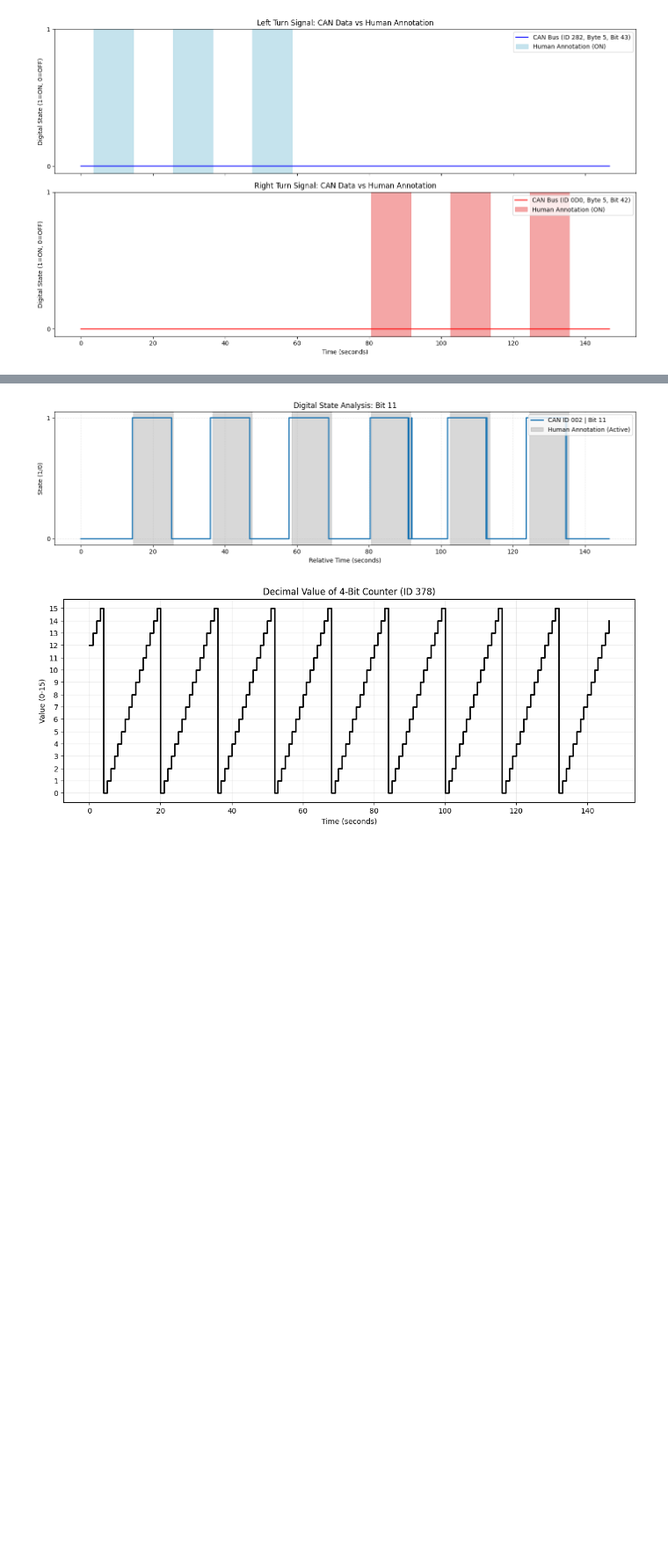
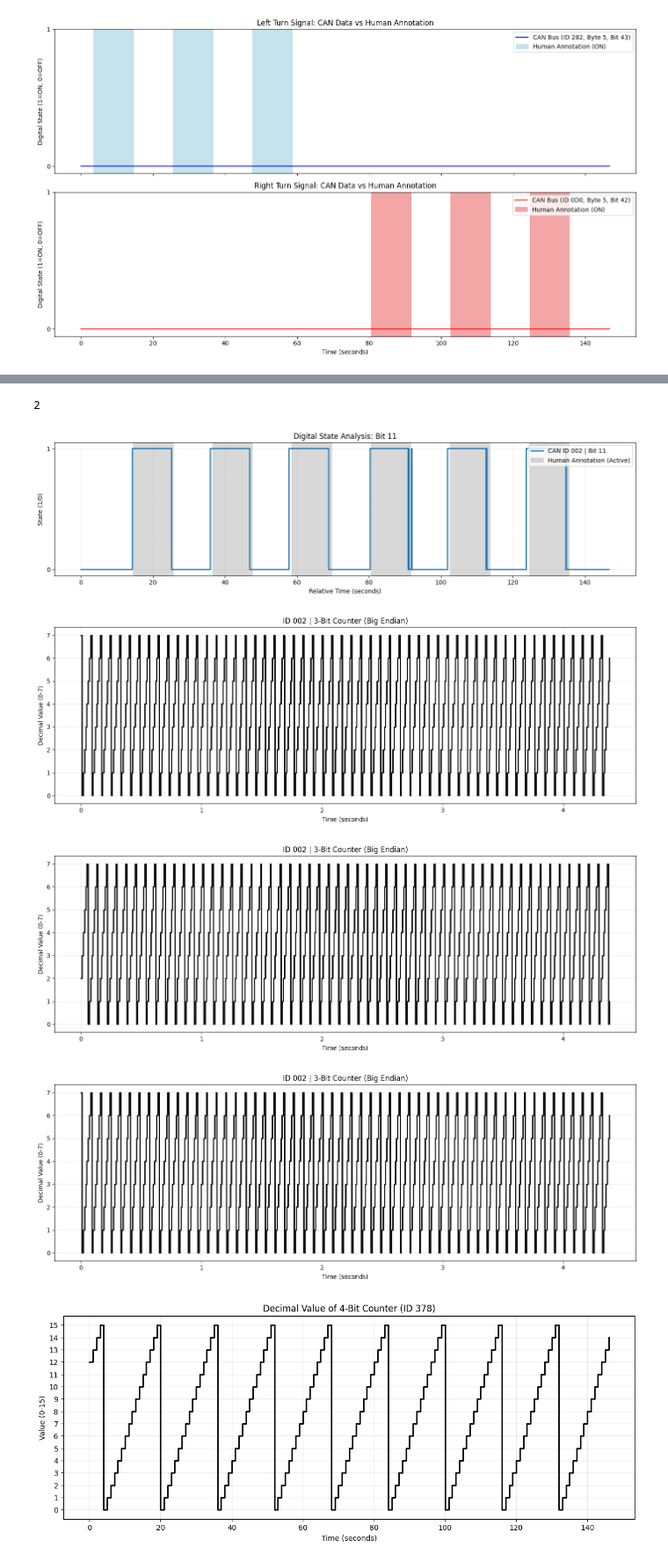
Before and after one commit to CraigAA/CAN_Reverse_Engineering_Project, a Jupyter notebook: new_can_explore.ipynb, the cells around one changed output, grey strips where cells are left out. Shown at 88% size. Cells and saved outputs as stored; diff of their text form; code cells hidden in the pictures; blank space fills up the shorter version.

```diff
--- a/new_can_explore.ipynb
+++ b/new_can_explore.ipynb
@@ -405,8 +409,29 @@ plot_can_bits(df_can, df_annot, target_id='282', bit_positions=[42, 43])
 [figure]
 # %%
+print(int(0x002))
 plot_can_bits(df_can, df_annot, target_id='002', bit_positions=[11])
 # %% [output]
+2
 [figure]
+# %%
+
+plot_can_counter(df_can[10000:15000], '002', start_bit=36, num_bits=3)
+
+plot_can_counter(df_can[10000:15000], '002', start_bit=28, num_bits=3)
+
+plot_can_counter(df_can[10000:15000], '002', start_bit=36, num_bits=3)
+
+# plot_can_counter(df_can[10000:15000], '002', start_bit=39, num_bits=64)
+
+
+# plot_can_counter(df_can[10000:15000], '002', start_bit=0, num_bits=8)
+# plot_can_counter(df_can[10000:15000], '002', start_bit=7, num_bits=16, endian='little')
+# plot_can_counter(df_can[10000:15000], '002', start_bit=16, num_bits=8, endian='little')
+# plot_can_counter(
+# %% [output]
+[figure, added]
+[figure, added]
+[figure, added]
 # %%
 # 1. Filter the data
 target_id = '378'
```
Also changed, not shown: parts of 20 cells of this notebook, 2 other files.
